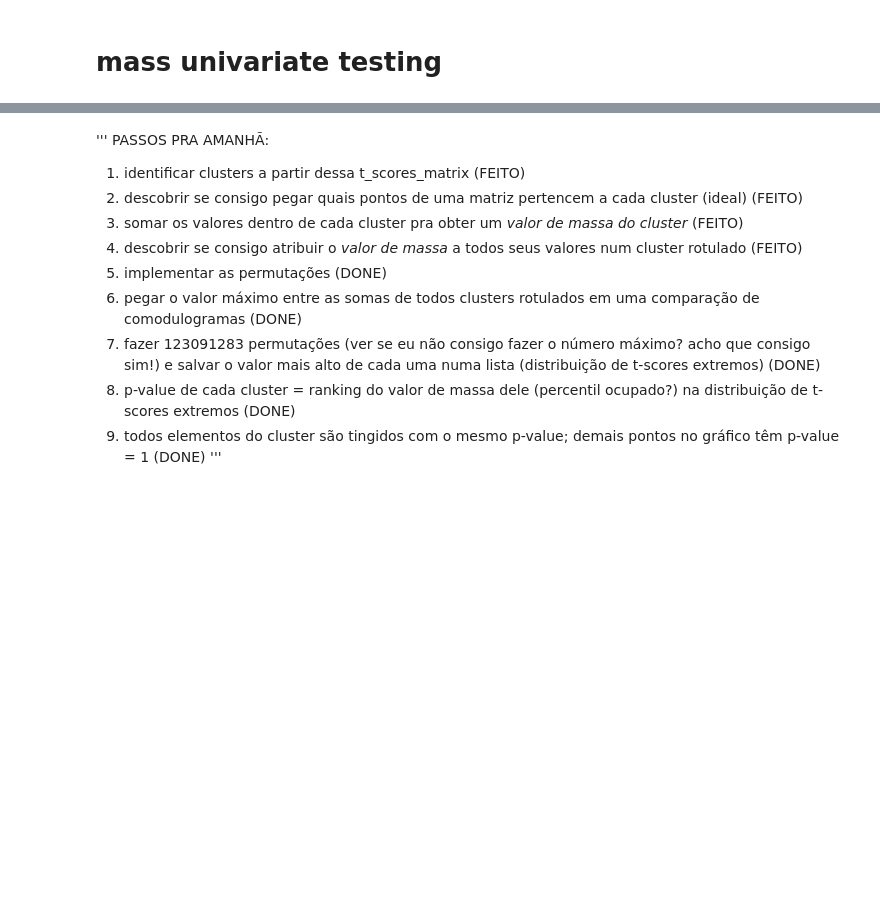
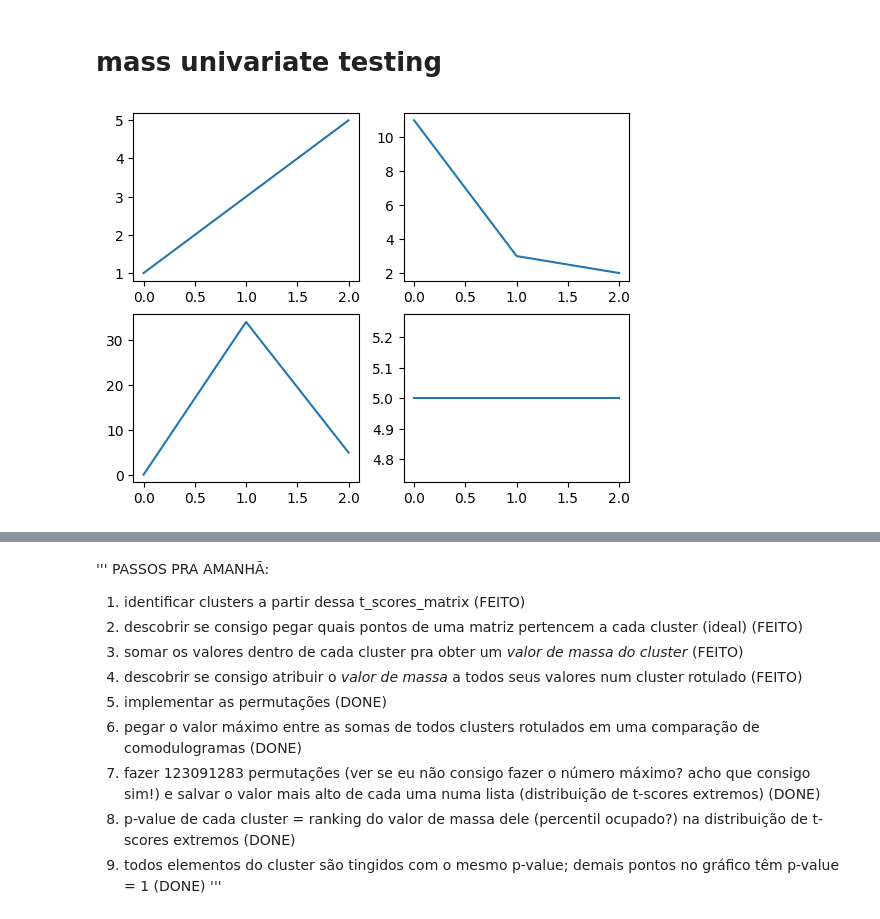
Before and after one commit to lfernandof/lfp_signals_analysis, a Jupyter notebook: consistency_check_LFP_analyses.ipynb, the cells around one changed output, grey strips where cells are left out. Drawn from its saved outputs; the diff is of its cells as text; code cells hidden in the pictures; blank space fills up the shorter version.

```diff
--- a/consistency_check_LFP_analyses.ipynb
+++ b/consistency_check_LFP_analyses.ipynb
@@ -1852,0 +1604,9 @@ for rat in range(3,7):
+# %%
+fig,axs = plt.subplots(nrows=2,ncols=2)
+axs[0,0].plot([1,3,5])
+axs[0,1].plot([11,3,2])
+axs[1,0].plot([.1,34,5])
+axs[1,1].plot([5,5,5])
+plt.show()
+# %% [output]
+[figure, added]
```
Also changed, not shown: parts of 55 cells of this notebook.
